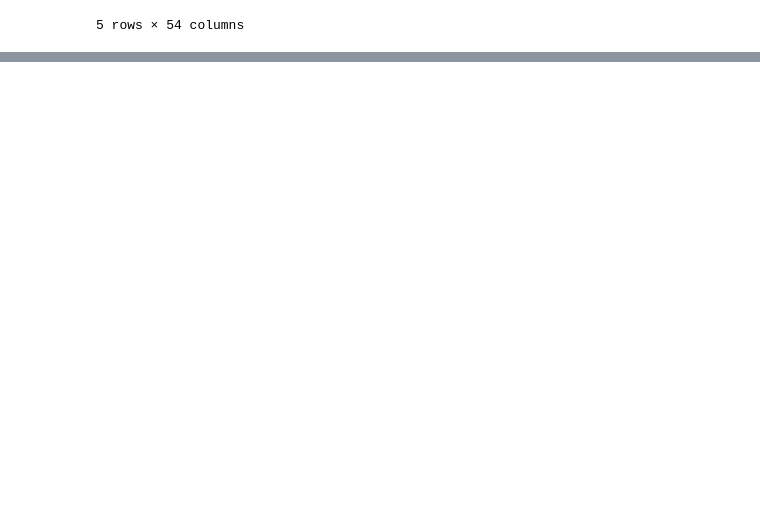
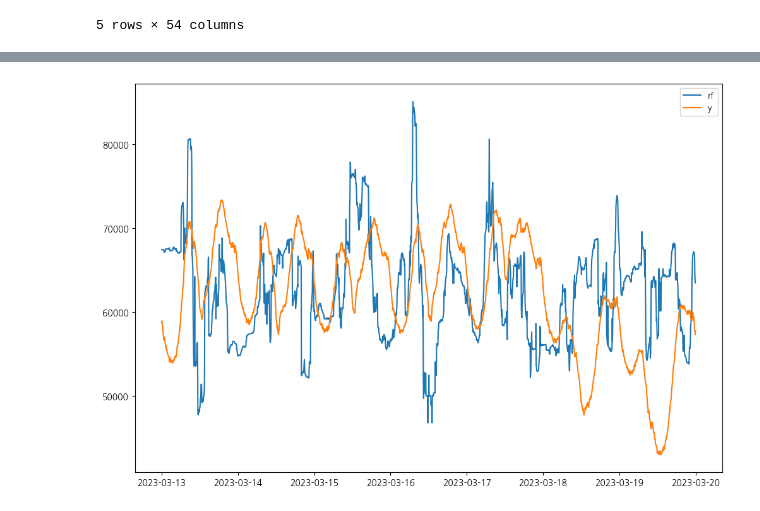
Before and after one commit to Jonghyun-Park1027/Competition1, a Jupyter notebook: five_minutes.ipynb, the cells around one changed output, grey strips where cells are left out. Drawn from its saved outputs; the diff is of its cells as text; code cells hidden in the pictures; blank space fills up the shorter version.

```diff
--- a/five_minutes.ipynb
+++ b/five_minutes.ipynb
@@ -367,0 +370,7 @@ from sklearn.feature_selection import RFECV
+# %%
+xtrain, xtest, ytrain, ytest = train_test_split(TES_X_train, y_train, shuffle=False)
+# %%
+# rf_model = RandomForestRegressor(random_state=42)
+rf_model = RandomForestRegressor(random_state=42, bootstrap=True, max_depth=None, min_samples_leaf=1,
+                                    min_samples_split=2, n_estimators=200)
+rf_model.fit(xtrain,ytrain)
@@ -367,0 +379,2 @@ from sklearn.feature_selection import RFECV
+# %%
+get_score_splited_train(rf_model, xtrain, xtest, ytrain, ytest)
@@ -367,0 +383,2 @@ from sklearn.feature_selection import RFECV
+# %%
+vanilla_rf = rf_model.predict(TES_X_test)
@@ -368,29 +403,12 @@ from sklearn.feature_selection import RFECV
 # %%
-# 단계선택법
-
-
-
-def rfecv_run_model(TES_X_train, TES_X_test, y_train, y):
-    best_rf = RandomForestRegressor(random_state=42)
-    rfecv = RFECV(estimator=best_rf)
-
-    rfecv.fit(TES_X_train, np.ravel(y_train))
-    prediction = rfecv.predict(TES_X_test)
-    print(f"mape : {mape(y, prediction):.4f}")
-    # feature_importances = pd.DataFrame(rfecv.feature_,
-    #                                    index=TES_X_test.columns,
-    #                                    columns=['importance']).sort_values('importance', ascending=False)
-    # print(feature_importances)
-
-    # prediction = pd.Series(prediction)
-    # prediction.index = y.index
-    # prediction
-    # plt.figure(figsize=(12, 8))
-    # plt.plot(prediction, label='rf')
-    # plt.plot(y, label='y')
-    # plt.xlabel(y.index)
-    # plt.legend()
-    # plt.show()
-    with open('meteorological/model/rf/selected_features_rfecv_model.pkl', 'wb') as file:
-        pickle.dump(rfecv, file)
-    return rfecv
+prediction = pd.Series(vanilla_rf)
+prediction.index = y.index
+prediction
+plt.figure(figsize=(12,8))
+plt.plot(prediction, label = 'rf')
+plt.plot(y, label = 'y')
+# plt.xlabel(y.index)
+plt.legend()
+plt.show()
+# %% [output]
+[figure, added]
```
Also changed, not shown: parts of 26 cells of this notebook, 1 other file.
